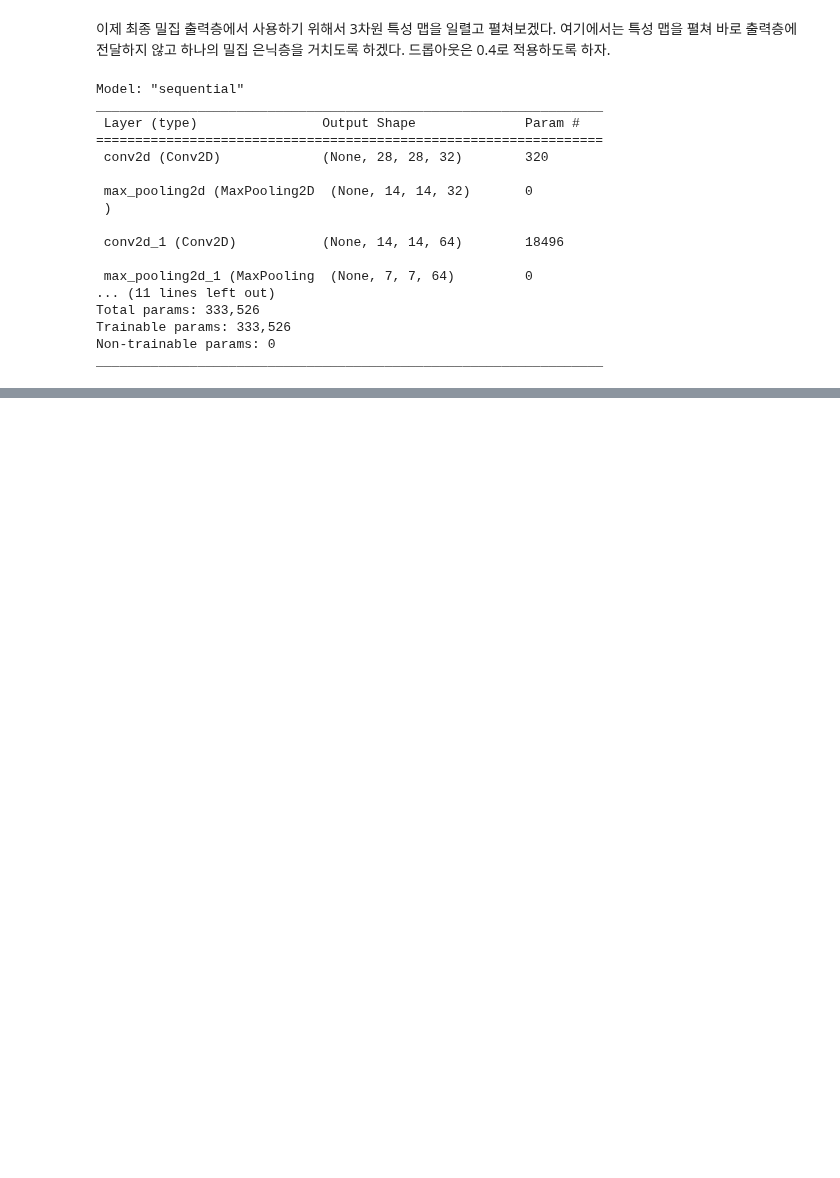
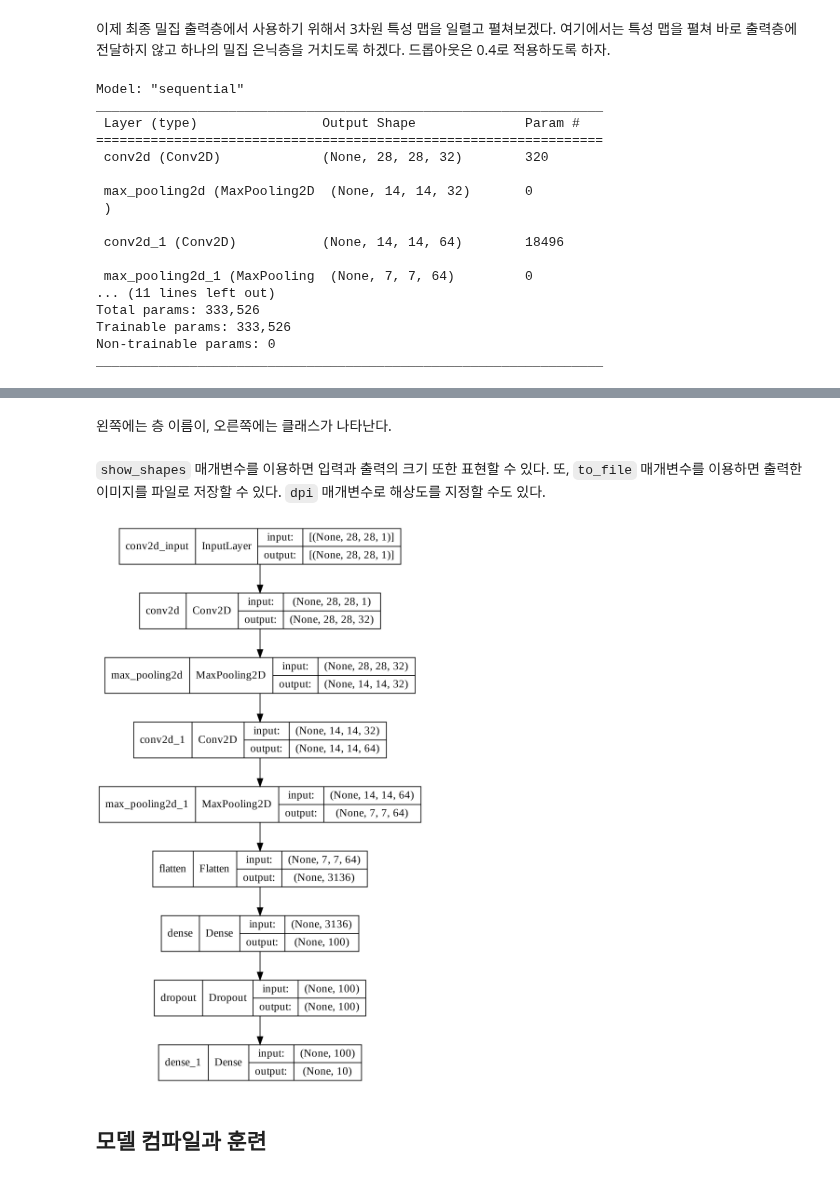
Before and after one commit to KevinTheRainmaker/ML_DL_Basics, a Jupyter notebook: HonGong_ML_DL/21_Img_Classification_with_CNN.ipynb, the cells around one changed output, grey strips where cells are left out. Cells and saved outputs as stored; diff of their text form; code cells hidden in the pictures; blank space fills up the shorter version.

```diff
--- a/HonGong_ML_DL/21_Img_Classification_with_CNN.ipynb
+++ b/HonGong_ML_DL/21_Img_Classification_with_CNN.ipynb
@@ -92,0 +100,11 @@ _________________________________________________________________
+# %% [markdown]
+왼쪽에는 층 이름이, 오른쪽에는 클래스가 나타난다.
+# %% [markdown]
+`show_shapes` 매개변수를 이용하면 입력과 출력의 크기 또한 표현할 수 있다. 또, `to_file` 매개변수를 이용하면 출력한 이미지를 파일로 저장할 수 있다. `dpi` 매개변수로 해상도를 지정할 수도 있다.
+# %%
+keras.utils.plot_model(model, show_shapes=True,
+                       to_file='cnn-architecture.png', dpi=300)
+# %% [output]
+[figure, added]
+# %% [markdown]
+## 모델 컴파일과 훈련
```
Also changed, not shown: parts of 13 cells of this notebook.
